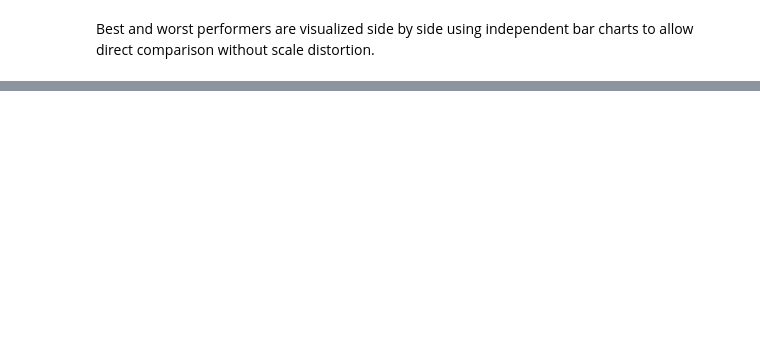
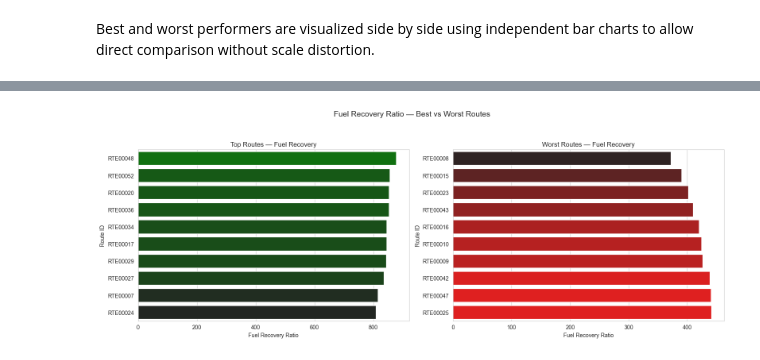
Before and after one commit to amanchaurasia512/Logistic_Operation_Truck_Database, a Jupyter notebook: NoteBook/Logistic_operation_Full_analysis.ipynb, the cells around one changed output, grey strips where cells are left out. Drawn from its saved outputs; the diff is of its cells as text; code cells hidden in the pictures; blank space fills up the shorter version.

```diff
--- a/NoteBook/Logistic_operation_Full_analysis.ipynb
+++ b/NoteBook/Logistic_operation_Full_analysis.ipynb
@@ -1254,0 +1628,38 @@ plt.show()
+# %%
+fig, axes = plt.subplots(1, 2, figsize=(16,6))
+fig.suptitle("Fuel Recovery Ratio — Best vs Worst Routes", fontsize=14)
+
+# Top routes
+sns.barplot(
+    data=Top_10_best_routes_Fuel_recovery_ratio,
+    x='Total_Fuel_recovery_ratio',
+    y='route_id',
+    palette='dark:green',
+    hue ='Total_Fuel_recovery_ratio',
+    legend=False,
+    ax=axes[0]
+)
+
+axes[0].set_title("Top Routes — Fuel Recovery")
+axes[0].set_xlabel("Fuel Recovery Ratio")
+axes[0].set_ylabel("Route ID")
+
+# Bottom routes
+sns.barplot(
+    data=Top_10_wost_routes_Fuel_recovery_ratio,
+    x='Total_Fuel_recovery_ratio',
+    y='route_id',
+    palette='dark:red',
+    hue ='Total_Fuel_recovery_ratio',
+    legend=False,
+    ax=axes[1]
+)
+
+axes[1].set_title("Worst Routes — Fuel Recovery")
+axes[1].set_xlabel("Fuel Recovery Ratio")
+axes[1].set_ylabel("Route ID")
+
+plt.tight_layout(rect=[0, 0, 1, 0.93])
+plt.show()
+# %% [output]
+[figure, added]
```
Also changed, not shown: parts of 36 cells of this notebook, 20 other files.
